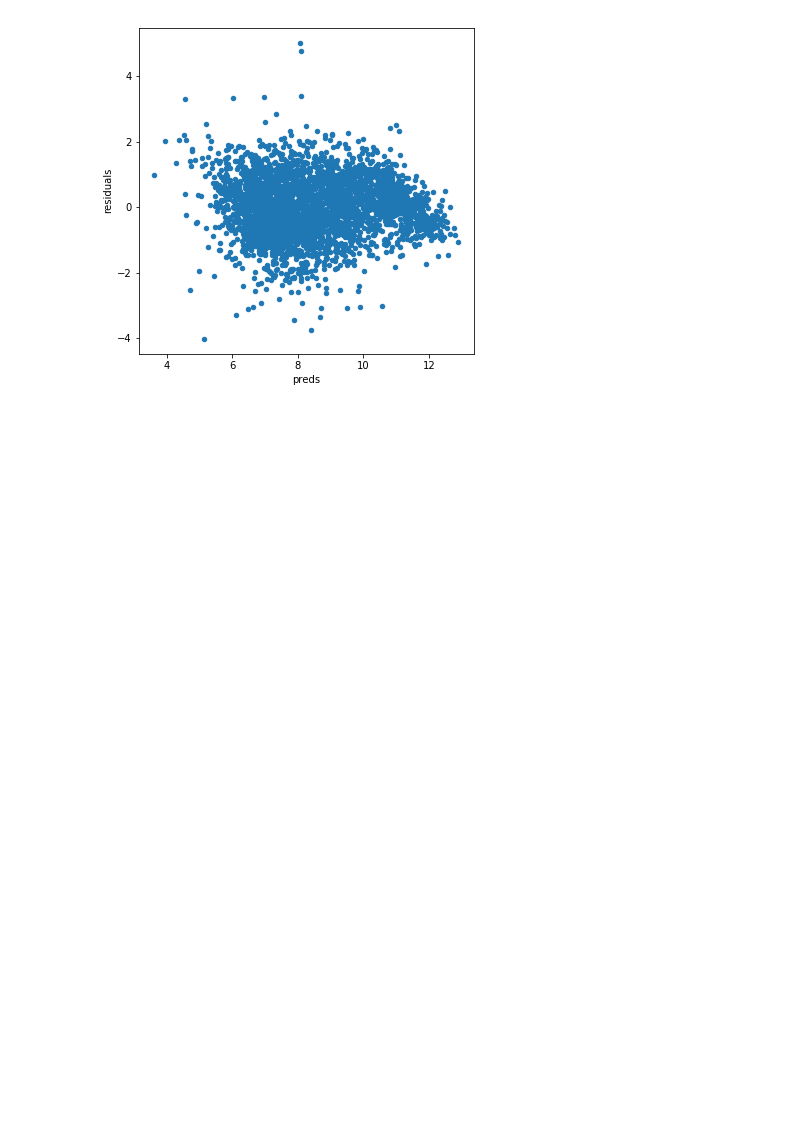
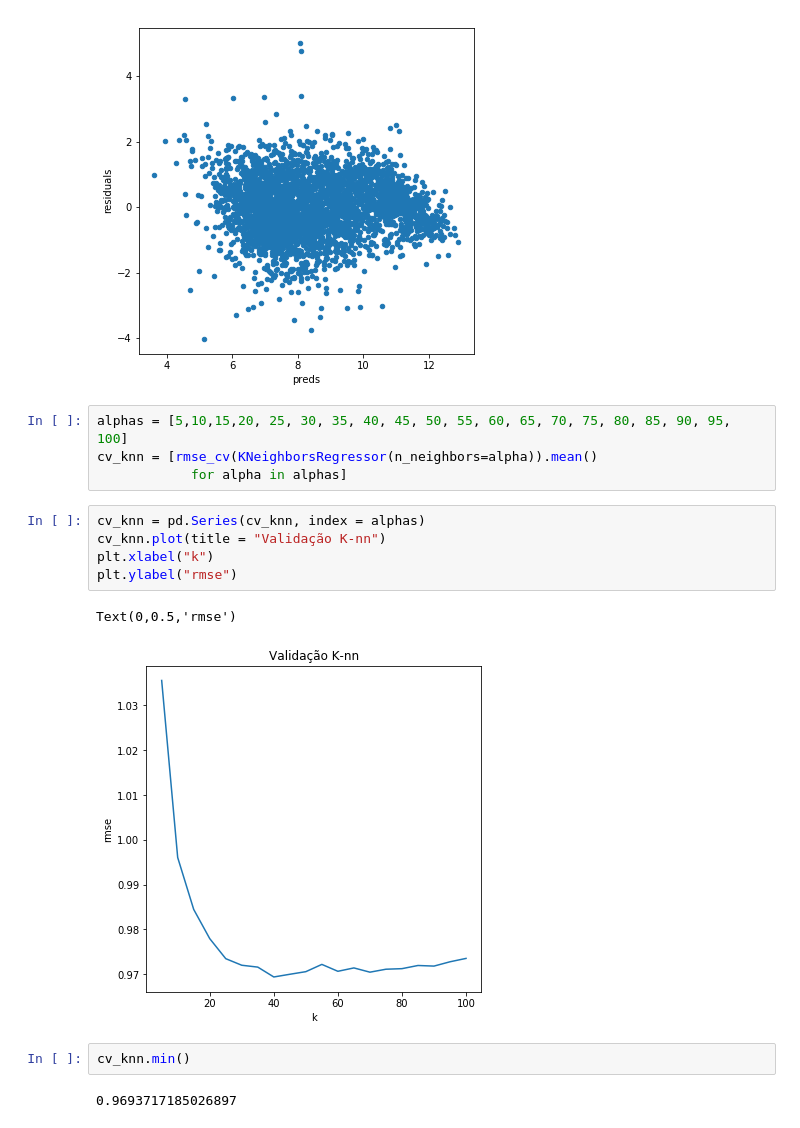
Before and after one commit to luizcz/aprendizado_maquina, a Jupyter notebook: regularizacao/Regularização.ipynb, the cells around one changed output. Drawn from its saved outputs; the diff is of its cells as text; blank space fills up the shorter version.

```diff
--- a/regularizacao/Regularização.ipynb
+++ b/regularizacao/Regularização.ipynb
@@ -151,5 +151,21 @@ preds.plot(x = "preds", y = "residuals",kind = "scatter")
 # %% [output]
 <matplotlib.axes._subplots.AxesSubplot at 0x...>
 [figure]
+# %%
+alphas = [5,10,15,20, 25, 30, 35, 40, 45, 50, 55, 60, 65, 70, 75, 80, 85, 90, 95, 100]
+cv_knn = [rmse_cv(KNeighborsRegressor(n_neighbors=alpha)).mean()
+            for alpha in alphas]
+# %%
+cv_knn = pd.Series(cv_knn, index = alphas)
+cv_knn.plot(title = "Validação K-nn")
+plt.xlabel("k")
+plt.ylabel("rmse")
+# %% [output]
+Text(0,0.5,'rmse')
+[figure, added]
+# %%
+cv_knn.min()
+# %% [output]
+0.9693717185026897
 # %%
 from sklearn.neighbors import KNeighborsRegressor
```
Also changed, not shown: parts of 8 cells of this notebook.
